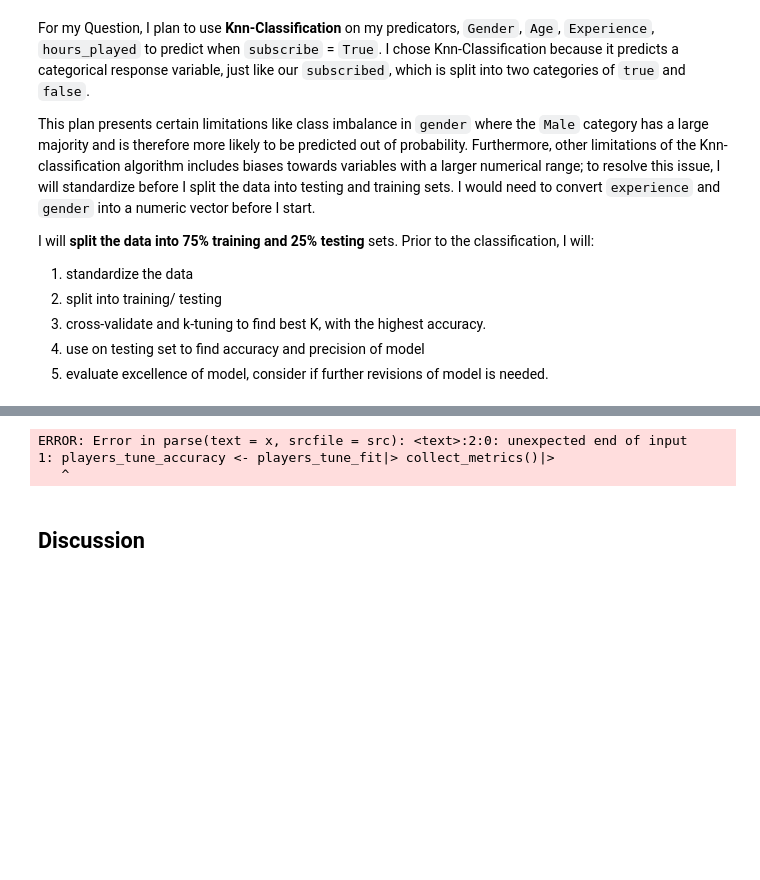
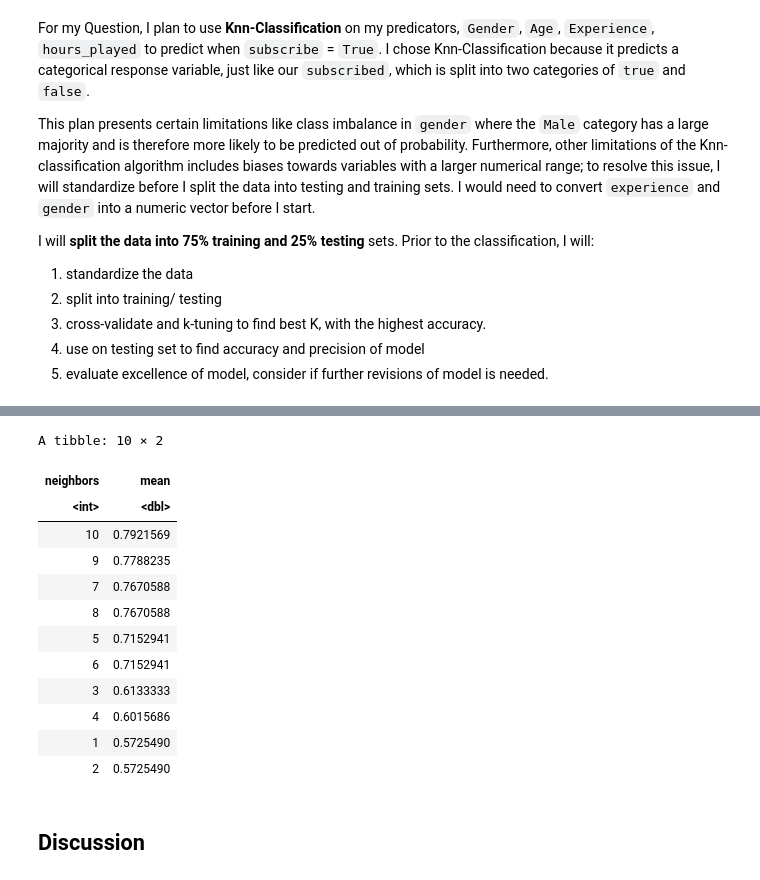
Before and after one commit to anasakbar-05/DSCI_100_Group_Project_009_14, a Jupyter notebook: Group_Project_009_14.ipynb, the cells around one changed output, grey strips where cells are left out. Drawn from its saved outputs; the diff is of its cells as text; code cells hidden in the pictures; blank space fills up the shorter version.

Commit message:
Model Coding progress
made progress wrangling/filtering dataset + did some knn model code

```diff
--- a/Group_Project_009_14.ipynb
+++ b/Group_Project_009_14.ipynb
@@ -173,5 +237,5 @@ A tibble: 6 × 7
 # %%
-players_split <- initial_split(clean_players, prop = 0.75, strata = subscribe)
+players_split <- initial_split(ordinary_players, prop = 0.75, strata = subscribe)
 players_train <- training(players_split)
 players_test <- testing(players_split)
 # %%
@@ -182,12 +246,37 @@ step_center(all_predictors())
 players_tune <- nearest_neighbor(weight_func = "rectangular", neighbors = tune())|>
 set_engine("kknn")|>
 set_mode("classification")
+# %%
+players_ks <- tibble(neighbors = 1:10)
+# %%
+players_vfold <- vfold_cv(players_train, v = 5, strata = subscribe)
+# %%
+players_tune_fit <- workflow()|>
+        add_recipe(players_recipe)|>
+        add_model(players_tune)|>
+        tune_grid(resamples = players_vfold, grid = players_ks)
 # %%
+#Number of K accuracy check
 players_tune_accuracy <- players_tune_fit|> collect_metrics()|>
+    filter(.metric == "accuracy")|>
+    select(neighbors, mean)|>
+    arrange(-mean)
+
+players_tune_accuracy
 # %% [output]
-ERROR: Error in parse(text = x, srcfile = src): <text>:2:0: unexpected end of input
-1: players_tune_accuracy <- players_tune_fit|> collect_metrics()|>
-   ^
+A tibble: 10 × 2
+| neighbors | mean |
+| <int> | <dbl> |
+| 10 | 0.7921569 |
+| 9 | 0.7788235 |
+| 7 | 0.7670588 |
+| 8 | 0.7670588 |
+| 5 | 0.7152941 |
+| 6 | 0.7152941 |
+| 3 | 0.6133333 |
+| 4 | 0.6015686 |
+| 1 | 0.5725490 |
+| 2 | 0.5725490 |
 # %% [markdown]
 ## Discussion
 # %% [markdown]
```
Also changed, not shown: parts of 3 cells of this notebook.
